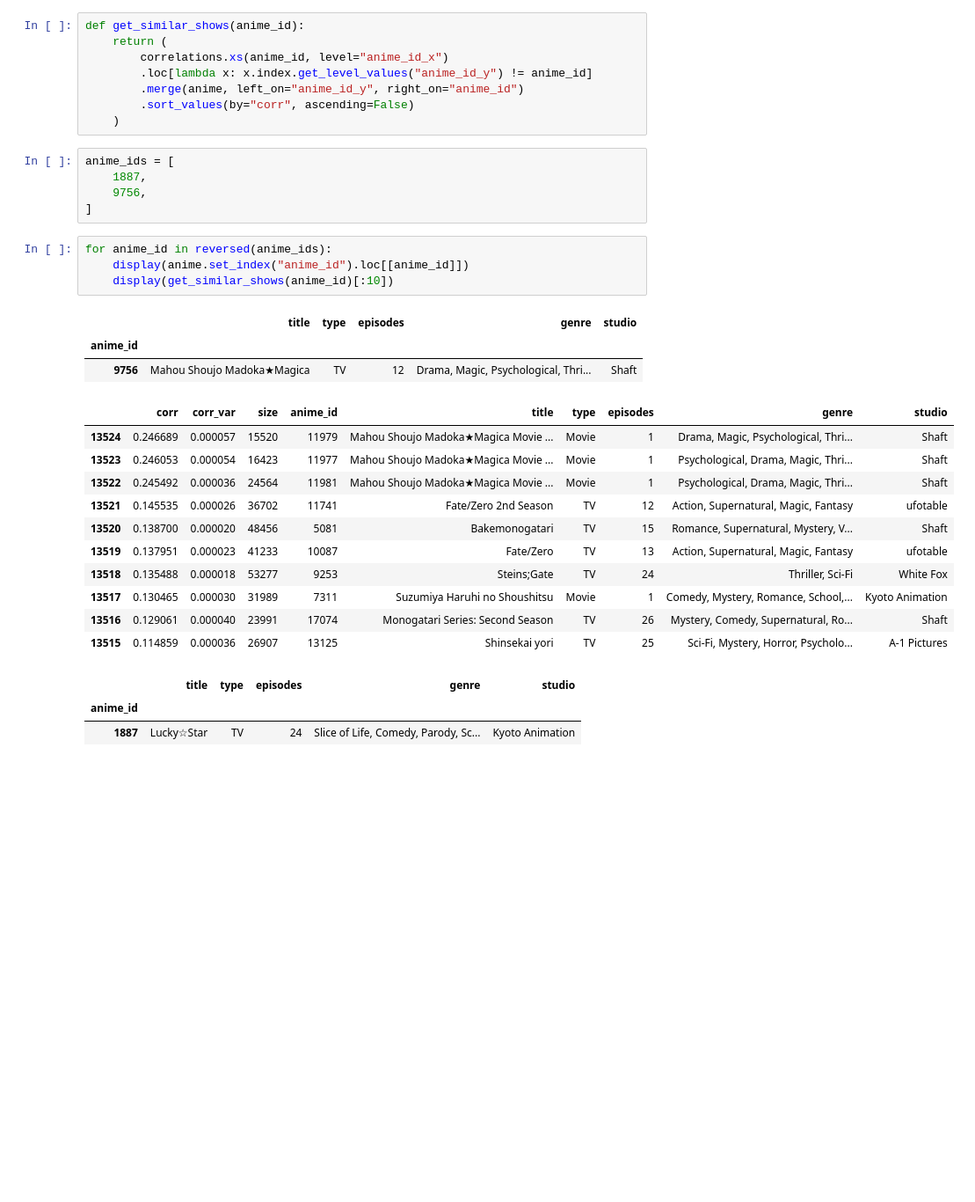
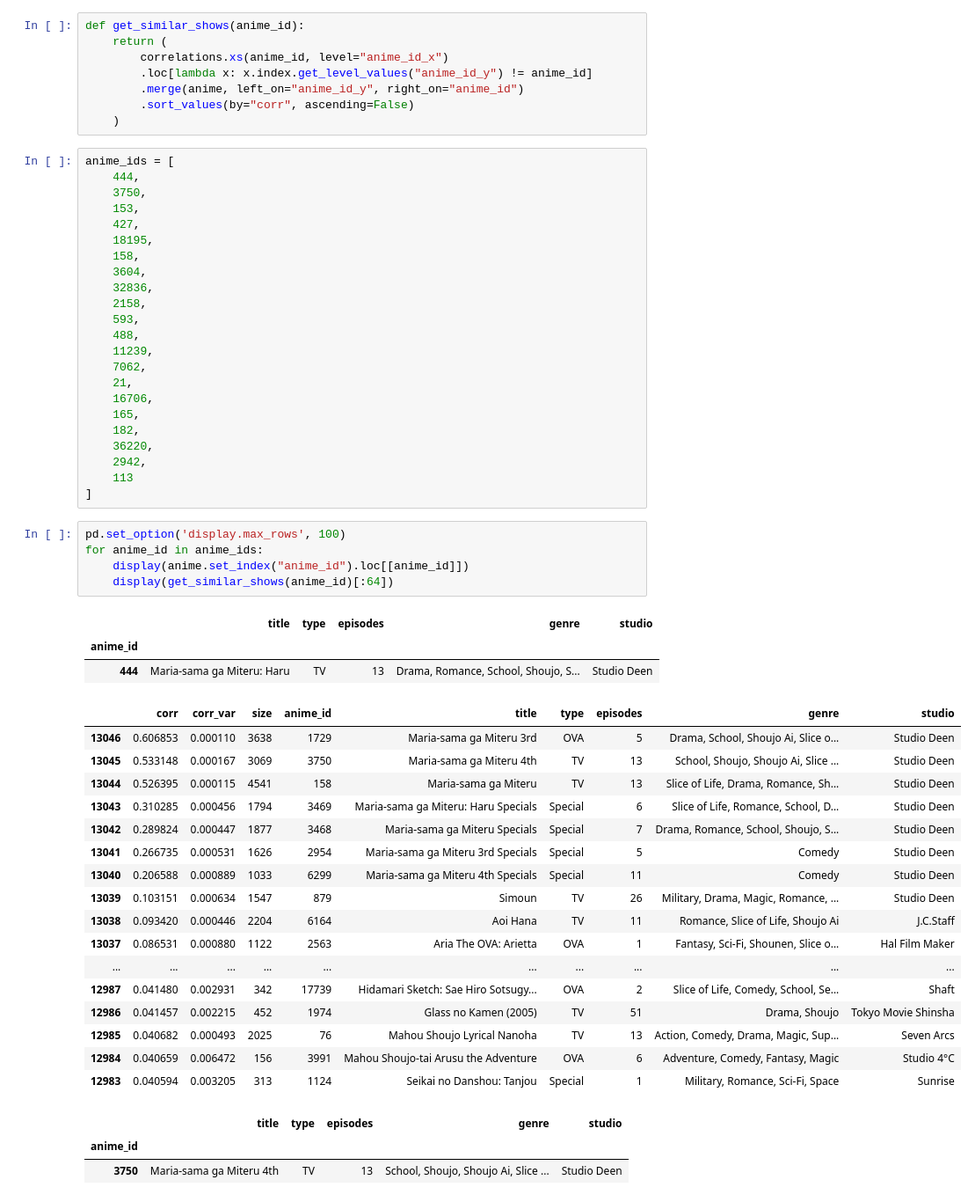
Before and after one commit to Fro116/RecommenderSystem, a Jupyter notebook: notebooks/SimilarItems.ipynb, the cells around one changed output. Shown at 88% size. Saved outputs shown, nothing was run; the diff lists cells and outputs as text; blank space fills up the shorter version.

```diff
--- a/notebooks/SimilarItems.ipynb
+++ b/notebooks/SimilarItems.ipynb
@@ -28,31 +28,56 @@ def get_similar_shows(anime_id):
         .merge(anime, left_on="anime_id_y", right_on="anime_id")
         .sort_values(by="corr", ascending=False)
     )
-# %%
-anime_ids = [
-    1887,
-    9756,
-]
+# %%
+anime_ids = [
+    444,
+    3750,
+    153,
+    427,
+    18195,
+    158,
+    3604,
+    32836,
+    2158,
+    593,
+    488,
+    11239,
+    7062,
+    21,
+    16706,
+    165,
+    182,
+    36220,
+    2942,
+    113
+]
 # %%
-for anime_id in reversed(anime_ids):
+pd.set_option('display.max_rows', 100)
+for anime_id in anime_ids:
     display(anime.set_index("anime_id").loc[[anime_id]])
-    display(get_similar_shows(anime_id)[:10])
+    display(get_similar_shows(anime_id)[:64])
 # %% [output]
 |  | title | type | episodes | genre | studio |
 | anime_id |  |  |  |  |  |
-| 9756 | Mahou Shoujo Madoka★Magica | TV | 12 | Drama, Magic, Psychological, Thri... | Shaft |
+| 444 | Maria-sama ga Miteru: Haru | TV | 13 | Drama, Romance, School, Shoujo, S... | Studio Deen |
 |  | corr | corr_var | size | anime_id | title | type | episodes | genre | studio |
-| 13524 | 0.246689 | 0.000057 | 15520 | 11979 | Mahou Shoujo Madoka★Magica Movie ... | Movie | 1 | Drama, Magic, Psychological, Thri... | Shaft |
-| 13523 | 0.246053 | 0.000054 | 16423 | 11977 | Mahou Shoujo Madoka★Magica Movie ... | Movie | 1 | Psychological, Drama, Magic, Thri... | Shaft |
-| 13522 | 0.245492 | 0.000036 | 24564 | 11981 | Mahou Shoujo Madoka★Magica Movie ... | Movie | 1 | Psychological, Drama, Magic, Thri... | Shaft |
-| 13521 | 0.145535 | 0.000026 | 36702 | 11741 | Fate/Zero 2nd Season | TV | 12 | Action, Supernatural, Magic, Fantasy | ufotable |
-| 13520 | 0.138700 | 0.000020 | 48456 | 5081 | Bakemonogatari | TV | 15 | Romance, Supernatural, Mystery, V... | Shaft |
-| 13519 | 0.137951 | 0.000023 | 41233 | 10087 | Fate/Zero | TV | 13 | Action, Supernatural, Magic, Fantasy | ufotable |
-| 13518 | 0.135488 | 0.000018 | 53277 | 9253 | Steins;Gate | TV | 24 | Thriller, Sci-Fi | White Fox |
-| 13517 | 0.130465 | 0.000030 | 31989 | 7311 | Suzumiya Haruhi no Shoushitsu | Movie | 1 | Comedy, Mystery, Romance, School,... | Kyoto Animation |
-| 13516 | 0.129061 | 0.000040 | 23991 | 17074 | Monogatari Series: Second Season | TV | 26 | Mystery, Comedy, Supernatural, Ro... | Shaft |
-| 13515 | 0.114859 | 0.000036 | 26907 | 13125 | Shinsekai yori | TV | 25 | Sci-Fi, Mystery, Horror, Psycholo... | A-1 Pictures |
+| 13046 | 0.606853 | 0.000110 | 3638 | 1729 | Maria-sama ga Miteru 3rd | OVA | 5 | Drama, School, Shoujo Ai, Slice o... | Studio Deen |
+| 13045 | 0.533148 | 0.000167 | 3069 | 3750 | Maria-sama ga Miteru 4th | TV | 13 | School, Shoujo, Shoujo Ai, Slice ... | Studio Deen |
+| 13044 | 0.526395 | 0.000115 | 4541 | 158 | Maria-sama ga Miteru | TV | 13 | Slice of Life, Drama, Romance, Sh... | Studio Deen |
+| 13043 | 0.310285 | 0.000456 | 1794 | 3469 | Maria-sama ga Miteru: Haru Specials | Special | 6 | Slice of Life, Romance, School, D... | Studio Deen |
+| 13042 | 0.289824 | 0.000447 | 1877 | 3468 | Maria-sama ga Miteru Specials | Special | 7 | Drama, Romance, School, Shoujo, S... | Studio Deen |
+| 13041 | 0.266735 | 0.000531 | 1626 | 2954 | Maria-sama ga Miteru 3rd Specials | Special | 5 | Comedy | Studio Deen |
+| 13040 | 0.206588 | 0.000889 | 1033 | 6299 | Maria-sama ga Miteru 4th Specials | Special | 11 | Comedy | Studio Deen |
+| 13039 | 0.103151 | 0.000634 | 1547 | 879 | Simoun | TV | 26 | Military, Drama, Magic, Romance, ... | Studio Deen |
+| 13038 | 0.093420 | 0.000446 | 2204 | 6164 | Aoi Hana | TV | 11 | Romance, Slice of Life, Shoujo Ai | J.C.Staff |
+| 13037 | 0.086531 | 0.000880 | 1122 | 2563 | Aria The OVA: Arietta | OVA | 1 | Fantasy, Sci-Fi, Shounen, Slice o... | Hal Film Maker |
+| ... | ... | ... | ... | ... | ... | ... | ... | ... | ... |
+| 12987 | 0.041480 | 0.002931 | 342 | 17739 | Hidamari Sketch: Sae Hiro Sotsugy... | OVA | 2 | Slice of Life, Comedy, School, Se... | Shaft |
+| 12986 | 0.041457 | 0.002215 | 452 | 1974 | Glass no Kamen (2005) | TV | 51 | Drama, Shoujo | Tokyo Movie Shinsha |
+| 12985 | 0.040682 | 0.000493 | 2025 | 76 | Mahou Shoujo Lyrical Nanoha | TV | 13 | Action, Comedy, Drama, Magic, Sup... | Seven Arcs |
+| 12984 | 0.040659 | 0.006472 | 156 | 3991 | Mahou Shoujo-tai Arusu the Adventure | OVA | 6 | Adventure, Comedy, Fantasy, Magic | Studio 4°C |
+| 12983 | 0.040594 | 0.003205 | 313 | 1124 | Seikai no Danshou: Tanjou | Special | 1 | Military, Romance, Sci-Fi, Space | Sunrise |
 |  | title | type | episodes | genre | studio |
 | anime_id |  |  |  |  |  |
-| 1887 | Lucky☆Star | TV | 24 | Slice of Life, Comedy, Parody, Sc... | Kyoto Animation |
+| 3750 | Maria-sama ga Miteru 4th | TV | 13 | School, Shoujo, Shoujo Ai, Slice ... | Studio Deen |
 |  | corr | corr_var | size | anime_id | title | type | episodes | genre | studio |
```
Also changed, not shown: parts of 2 cells of this notebook, 5 other files.
